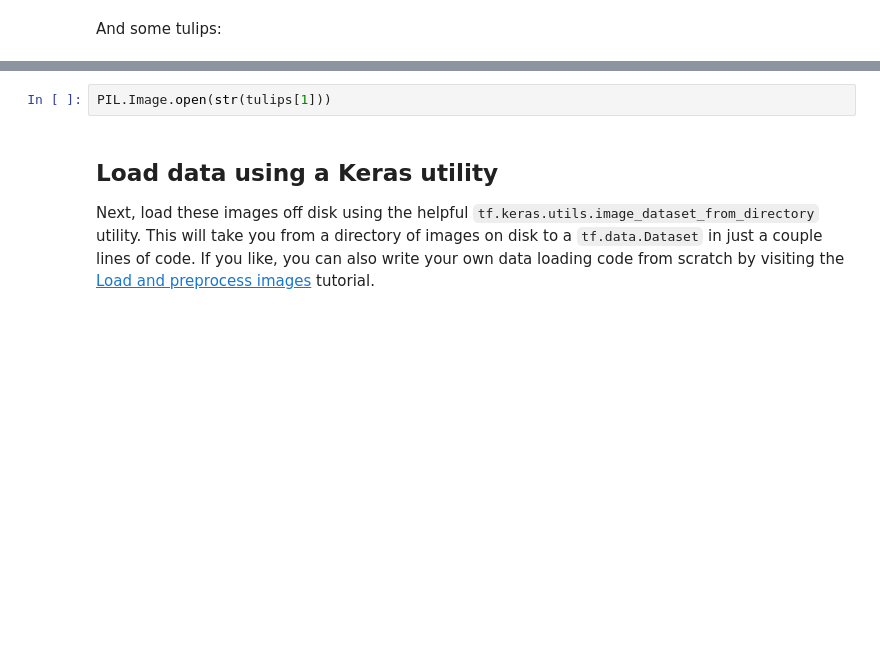
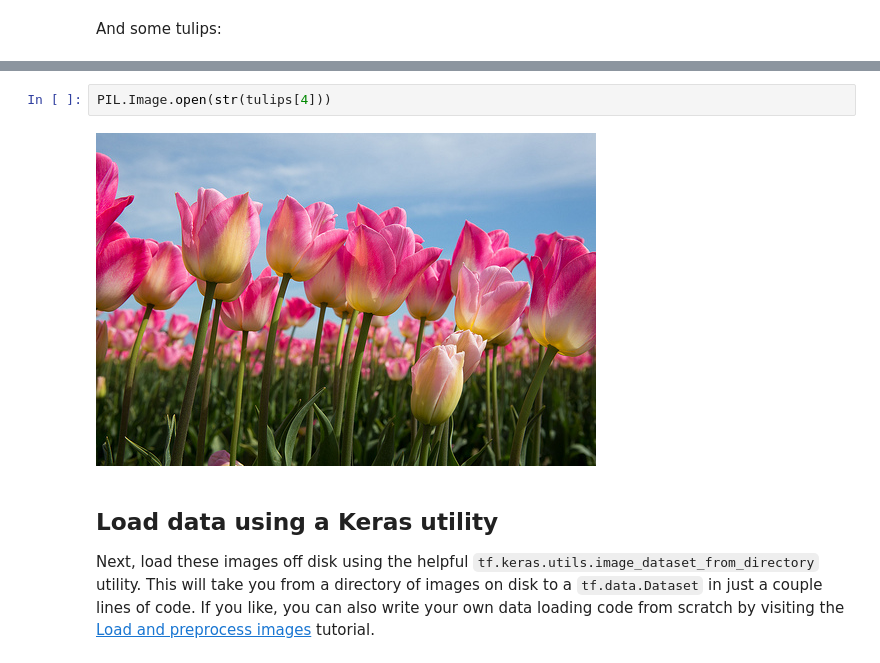
Before and after one commit to Rudragehlot/work-with-TenserFlow, a Jupyter notebook: site/en/tutorials/images/classification.ipynb, the cells around one changed output, grey strips where cells are left out. Drawn from its saved outputs; the diff is of its cells as text; blank space fills up the shorter version.

```diff
--- a/site/en/tutorials/images/classification.ipynb
+++ b/site/en/tutorials/images/classification.ipynb
@@ -103,5 +108,7 @@ PIL.Image.open(str(tulips[0]))
 # %%
-PIL.Image.open(str(tulips[1]))
+PIL.Image.open(str(tulips[4]))
+# %% [output]
+[figure, added]
 # %% [markdown]
 ## Load data using a Keras utility
 
```
Also changed, not shown: parts of 25 cells of this notebook.
